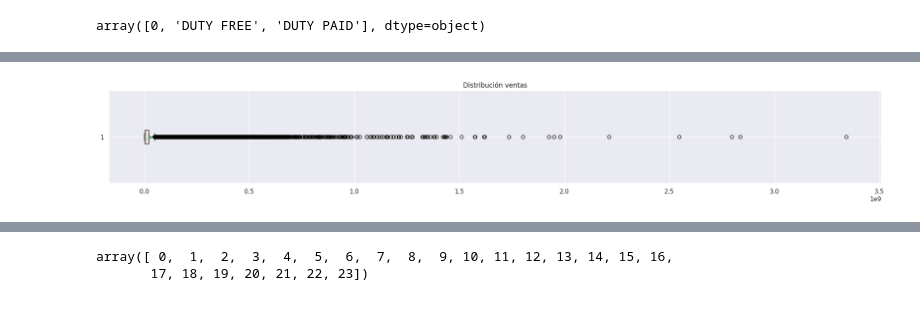
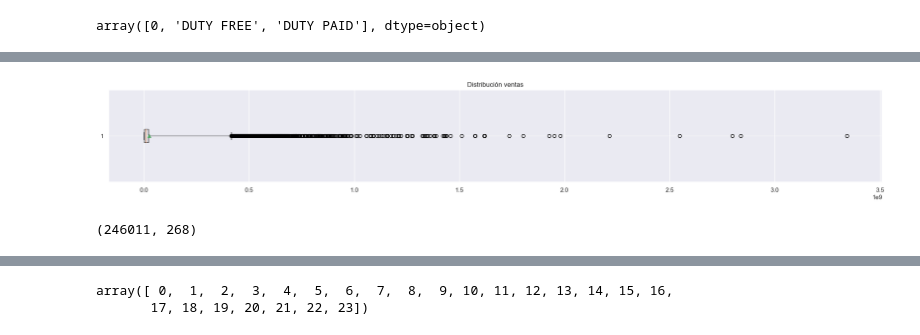
Before and after one commit to Porras53/Proyecto-Ciencia-de-datos-202320, a Jupyter notebook: Proyecto OPAIN.ipynb, the cells around one changed output, grey strips where cells are left out. Drawn from its saved outputs; the diff is of its cells as text; code cells hidden in the pictures.

```diff
--- a/Proyecto OPAIN.ipynb
+++ b/Proyecto OPAIN.ipynb
@@ -1144,5 +1173,20 @@ tiendas_dummies=pd.get_dummies(dataframe_unificado['tienda'])
+# %%
+marcas_tiendas_dummies['marca5'] = np.where(((marcas_dummies['marca5']+tiendas_dummies['marca 5'])>=1),1,0)
+marcas_tiendas_dummies['marca6'] = np.where(((marcas_dummies['marca6']+tiendas_dummies['marca 6'])>=1),1,0)
+marcas_tiendas_dummies['marca7'] = np.where(((marcas_dummies['marca7']+tiendas_dummies['marca 7'])>=1),1,0)
+marcas_tiendas_dummies['marca8'] = np.where(((marcas_dummies['marca8']+tiendas_dummies['marca 8'])>=1),1,0)
+marcas_tiendas_dummies['marca9'] = np.where(((marcas_dummies['marca9']+tiendas_dummies['marca 9'])>=1),1,0)
+marcas_tiendas_dummies['marca10'] = np.where(((marcas_dummies['marca10']+tiendas_dummies['marca 10'])>=1),1,0)
+# %%
+marcas_dummies=marcas_dummies.drop(columns=['marca5','marca6','marca7','marca8','marca9','marca10'])
+tiendas_dummies=tiendas_dummies.drop(columns=['marca 5','marca 6','marca 7','marca 8','marca 9','marca 10'])
+# %%
+marcas_tiendas_dummies= marcas_tiendas_dummies.reset_index(drop=True)
+tiendas_dummies= tiendas_dummies.reset_index(drop=True)
+marcas_dummies= marcas_dummies.reset_index(drop=True)
+dataframe_unificado= dataframe_unificado.reset_index(drop=True)
 # %%
-dataframe_unificado_final = pd.concat([dataframe_unificado,marcas_dummies,tiendas_dummies])
+dataframe_unificado_final = pd.concat([dataframe_unificado,marcas_dummies,tiendas_dummies,marcas_tiendas_dummies],axis=1)
 # %%
 dataframe_unificado_final.columns[200:]
 # %% [output]
@@ -1207,7 +1296,11 @@ dataframe_unificado_final[(dataframe_unificado_final['ventas'].isna())]
 # %%
 plt.figure(figsize=(25, 3))
-plt.boxplot(dataframe_unificado_final[["ventas"]] , showmeans=True, vert=False)
+plt.boxplot(dataframe_unificado_final[["ventas"]], whis=[0, 99.5], showmeans=True, vert=False,)
 plt.title("Distribución ventas")
 plt.show()
 # %% [output]
-[figure, old version]
+[figure, new version]
+# %%
+dataframe_unificado_final.shape
+# %% [output]
+(246011, 268)
```
Also changed, not shown: parts of 91 cells of this notebook.
